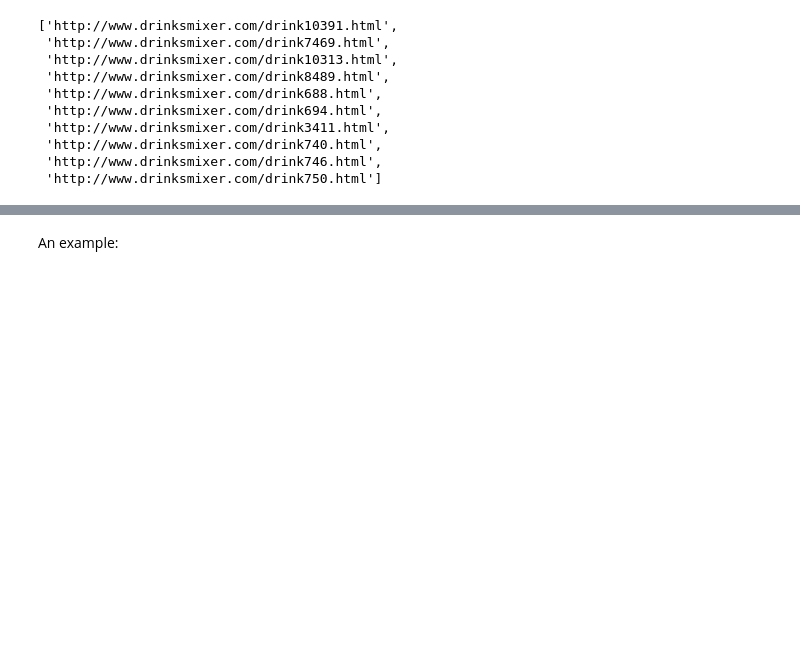
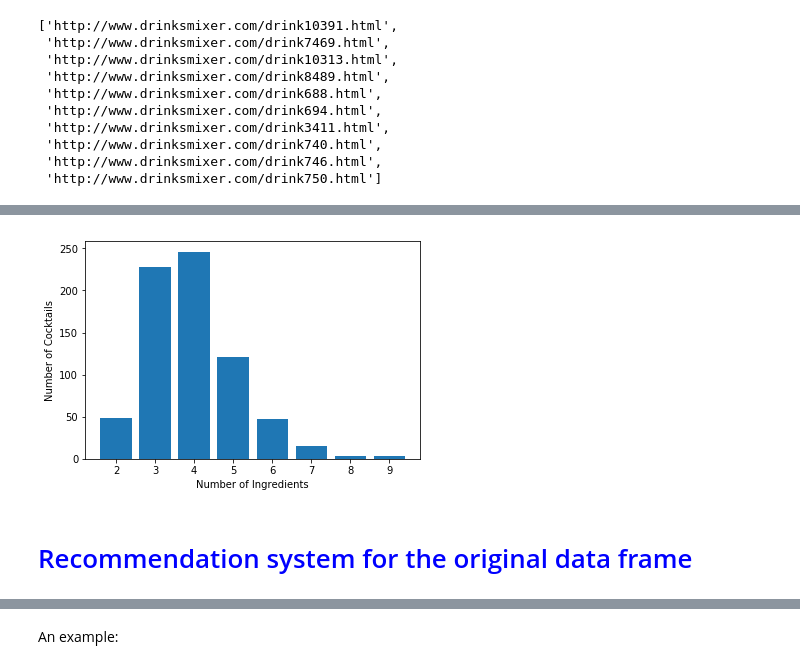
Before and after one commit to saeed44/Cocktail-Recommender, a Jupyter notebook: Cocktail_recom.ipynb, the cells around one changed output, grey strips where cells are left out. Saved outputs shown, nothing was run; the diff lists cells and outputs as text; code cells hidden in the pictures; blank space fills up the shorter version.

```diff
--- a/Cocktail_recom.ipynb
+++ b/Cocktail_recom.ipynb
@@ -143,0 +293,13 @@ def recommender(cocktail_name):
+# %%
+## plot number of cocktails vs number of ingredients
+
+plt.bar(num_of_ingr, num_of_cockt, align='center')
+
+plt.xlabel('Number of Ingredients')
+plt.ylabel('Number of Cocktails')
+
+plt.show()
+# %% [output]
+[figure, added]
+# %% [markdown]
+# <font color='blue'> Recommendation system for the original data frame </font>
```
Also changed, not shown: parts of 53 cells of this notebook.
